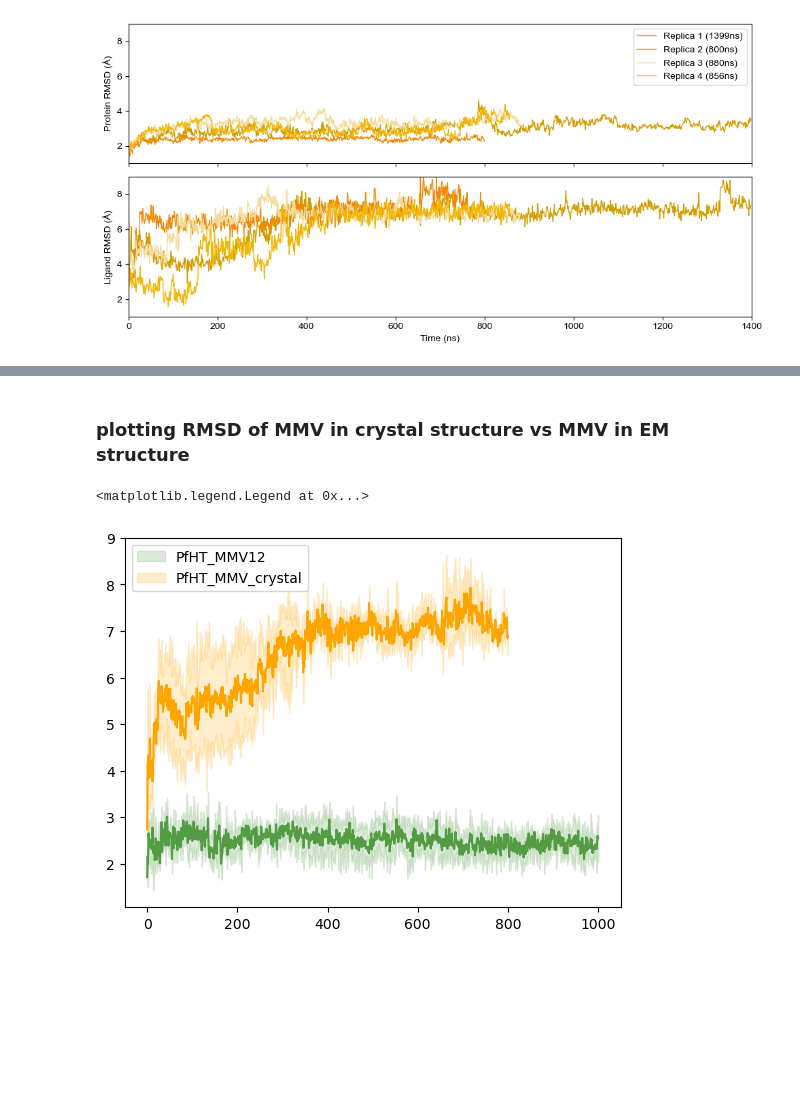
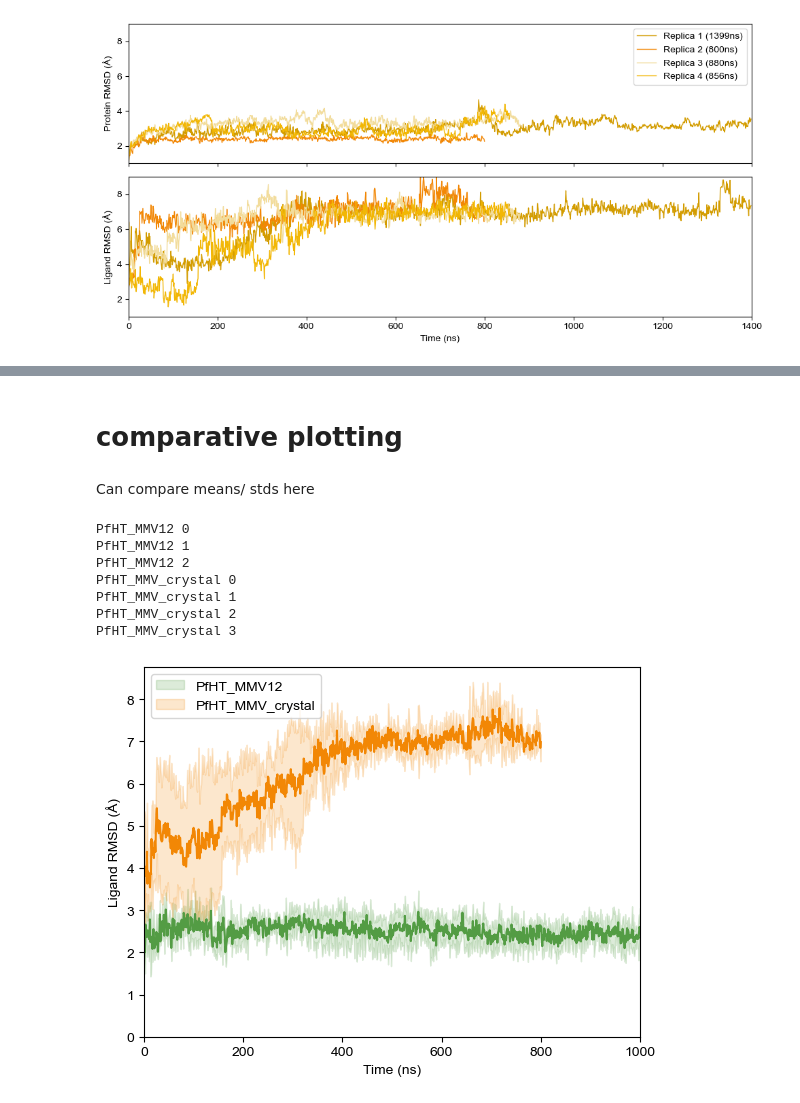
Before and after one commit to semccomas/PfHT_MMV, a Jupyter notebook: conformation_analysis/RMSD.ipynb, the cells around one changed output, grey strips where cells are left out. Cells and saved outputs as stored; diff of their text form; code cells hidden in the pictures; blank space fills up the shorter version.

```diff
--- a/conformation_analysis/RMSD.ipynb
+++ b/conformation_analysis/RMSD.ipynb
@@ -125,2 +97,0 @@ with mpl.rc_context(figure_rc_params):
-# %% [markdown]
-### plotting RMSD of MMV in crystal structure vs MMV in EM structure
@@ -130,27 +98,53 @@ ref_test = mda.Universe('../../../EM_MMV/MMV12/replica_1/production/PfHT_MMV12.e
+# %% [markdown]
+# comparative plotting
+# %%
+sim_list = [sims.PfHT_MMV12, sims.PfHT_MMV_crystal]
+all_unis, all_lens = analysis_functions.load_unis(
+    sim_list= sim_list
+)
+# %% [markdown]
+Can compare means/ stds here
 # %%
-mean_cutoff = 1400
-for sim in sim_list:
-    lig_rmsds = np.zeros((3,1400))
-    for n,u_rep in enumerate(all_unis[sim.name]):
-        rmsd = analysis_functions.calc_rmsd(
-            u=u_rep,
-            ref_name=sim.ref_path,
-            select="backbone",
-            groupselections=['resname MMV']
-        )
-        lig_rmsds[n,:all_lens[sim.name][n]] = rmsd[:,3] ##3 is lig
-    #plot until shortest replica len
-    lig_rmsds = lig_rmsds[:,:min(all_lens[sim.name])]
-    plt.plot(np.mean(lig_rmsds,axis=0),
-              color=sim.color)
-    plt.fill_between(range(0,np.shape(lig_rmsds)[1]),
-                     np.mean(lig_rmsds,axis=0)-np.std(lig_rmsds,axis=0),
-                     np.mean(lig_rmsds,axis=0)+np.std(lig_rmsds,axis=0),
-                     alpha=0.2,
-                     color=sim.color,
-                     label=sim.name)
+with mpl.rc_context(figure_rc_params):
 
-plt.legend()
+    mean_cutoff = 1400
+    for sim in sim_list:
+        lig_rmsds = np.zeros((sim.n_replicas,1400))
+        for n,u_rep in enumerate(all_unis[sim.name]):
+            rmsd = analysis_functions.calc_rmsd(
+                u=u_rep,
+                ref_name=sim.ref_path,
+                select="backbone",
+                groupselections=[f'resname {sim.ligname}']
+            )
+            print(sim.name,n)
+            lig_rmsds[n,:all_lens[sim.name][n]] = rmsd[:,3] ##3 is lig
+        #plot until shortest replica len
+        lig_rmsds = lig_rmsds[:,:min(all_lens[sim.name])]
+        plt.plot(np.mean(lig_rmsds,axis=0),
+                color=sim.color)
+        plt.fill_between(range(0,np.shape(lig_rmsds)[1]),
+                        np.mean(lig_rmsds,axis=0)-np.std(lig_rmsds,axis=0),
+                        np.mean(lig_rmsds,axis=0)+np.std(lig_rmsds,axis=0),
+                        alpha=0.2,
+                        color=sim.color,
+                        label=sim.name)
+
+    plt.legend()
+    plt.xlim(0,1000)
+    plt.xlabel("Time (ns)")
+    plt.ylabel('Ligand RMSD (Å)')
+    plt.ylim(0)
+    plt.savefig('../../../images_paper/simulations/avg_RMSD.PfHT_MMV12_vs_GLUT1_MMV12.svg')
+    #plt.savefig('../../../images_paper/simulations/avg_RMSD.PfHT_3361_em_crystal.svg')
+
+    plt.show()
 # %% [output]
-<matplotlib.legend.Legend at 0x...>
+PfHT_MMV12 0
+PfHT_MMV12 1
+PfHT_MMV12 2
+PfHT_MMV_crystal 0
+PfHT_MMV_crystal 1
+PfHT_MMV_crystal 2
+PfHT_MMV_crystal 3
-[figure, old version]
+[figure, new version]
```
Also changed, not shown: parts of 15 cells of this notebook, 8 other files.
